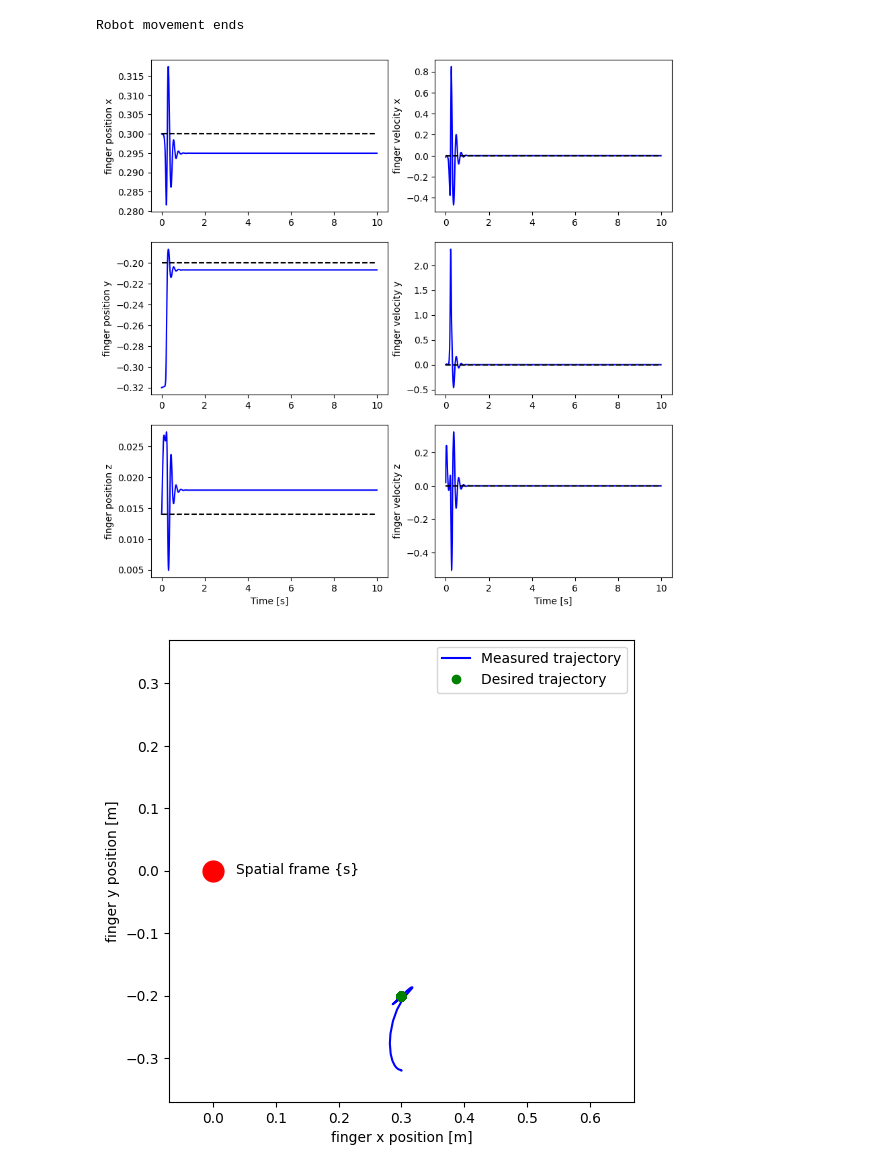
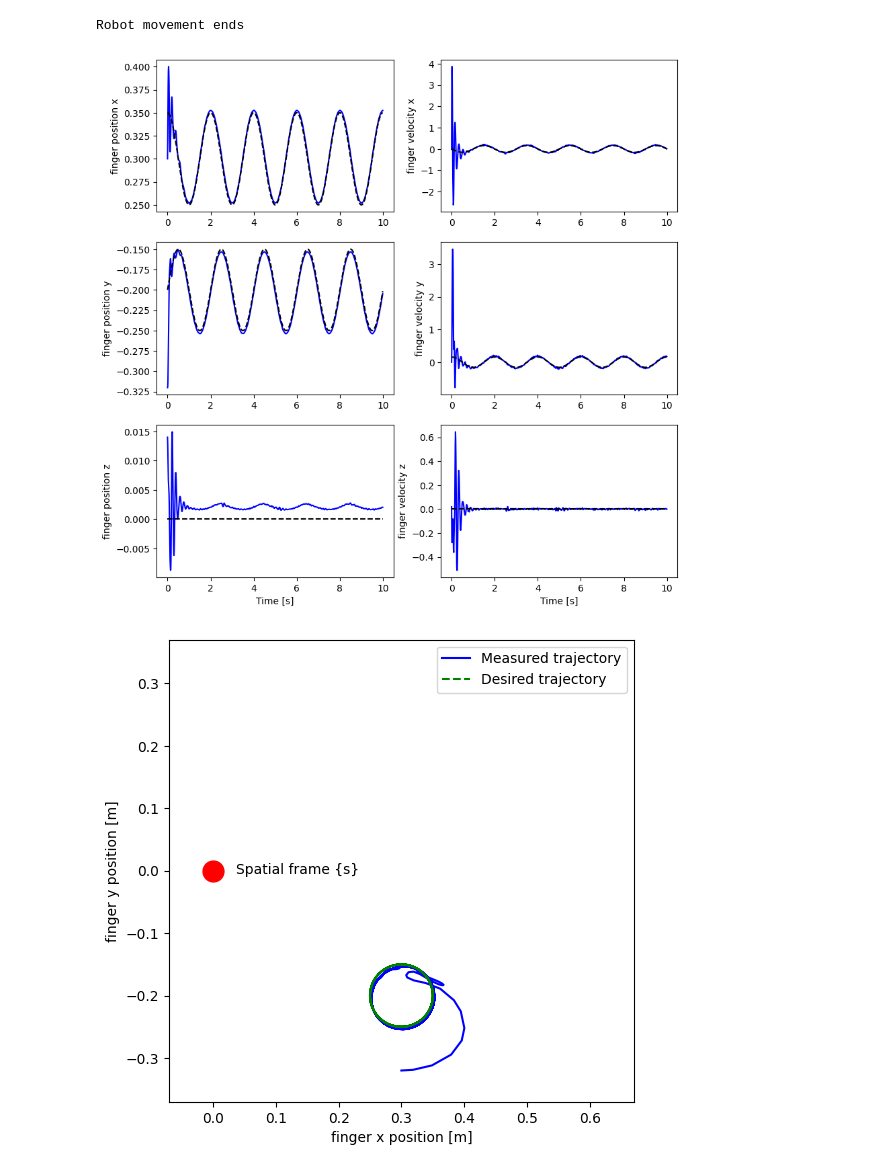
Before and after one commit to Electric-man/rob2004, a Jupyter notebook: Lab/Lab4/Impedance control.ipynb, the cells around one changed output. Drawn from its saved outputs; the diff is of its cells as text; code cells hidden in the pictures.

```diff
--- a/Lab/Lab4/Impedance control.ipynb
+++ b/Lab/Lab4/Impedance control.ipynb
@@ -192,3 +189,16 @@ def trajectory1(time):
+# %%
+def trajectory1(time):
+    return [0.3, -0.2, 0.014], [0,0,0]
+
+def trajectory2(time):
+    p = np.zeros(3)
+    p[0] = 0.3+0.05*np.cos(np.pi*time)
+    p[1] = -0.2+0.05*np.sin(np.pi*time)
+
+    v = np.zeros(3)
+    v[0] = -0.05*np.pi*np.sin(np.pi*time)
+    v[1] = 0.05*np.pi*np.cos(np.pi*time)
+    return p, v
 # %%
 if use_real_robot:
     # Triggers the real robot
@@ -207,11 +217,11 @@ dt = 0.01
 num_steps = int(run_time/dt)
 
 # Stiffness and damper
-K = np.array([100, 100, 100])
+K = np.array([200, 200, 200])
 D = np.array([2, 2, 2])
 
 # Trajectory to use
-trajectory = 1
+trajectory = 2
 
 ## we allocate a few vectors to collect data while we do the simulation
 # we will store the sensor values (angular position and velocities)
@@ -248,8 +258,11 @@ for i in range(num_steps):
 
     # controller: TODO HERE IMPLEMENT YOUR CONTROLLER
     jacobian = getBodyJacobianOrientedLikeSpatialFrame(q)
+    cur_time = dt*i
     if trajectory == 1:
-        p_des, v_des = trajectory1(dt*i)
+        p_des, v_des = trajectory1(cur_time)
+    elif trajectory == 2:
+        p_des, v_des = trajectory2(cur_time)
     v = jacobian.dot(dq)
     desired_finger_position[i,:] = p_des
     measured_finger_velocity[i, :] = v
@@ -299,27 +312,27 @@ def plot_joint_posvel(time, th, th_des, dth, dth_des):
 
 plot_joint_posvel(time, measured_finger_position, desired_finger_position, measured_finger_velocity, desired_finger_velocity)
 # %% [output]
-[figure, old version]
+[figure, new version]
 # %%
 def plot_finger_trajectory(finger_position, desired_finger_position):
     """
     plots the position of the finger in 2D and the position of the spatial frame {s}
     we assume that the time varying x variable is in x_pos and that the y variable is in y_pos
     """
     fig = plt.figure(figsize=(6,6))
     ax = fig.add_subplot(111)
     plt.plot(finger_position[:,0],finger_position[:,1], 'b')
-    plt.plot(desired_finger_position[:,0],desired_finger_position[:,1], 'og')
+    plt.plot(desired_finger_position[:,0],desired_finger_position[:,1], '--g')
     plt.xlabel('finger x position [m]')
     plt.ylabel('finger y position [m]')
     plt.legend(["Measured trajectory", "Desired trajectory"])
     plt.xlim([-l1-l2+l0-0.05,l0+l1+l2+0.05])
     plt.ylim([-l1-l2-0.05, l1+l2+0.05])
     plt.plot([0],[0],'o',markersize=15,color='r')
 
     ax.annotate('Spatial frame {s}', xy=(-0.03,-0.005), xytext=(30,0), textcoords='offset points')
 
 
 plot_finger_trajectory(measured_finger_position, desired_finger_position)
 # %% [output]
-[figure, old version]
+[figure, new version]
```
Also changed, not shown: parts of 1 cell of this notebook.
